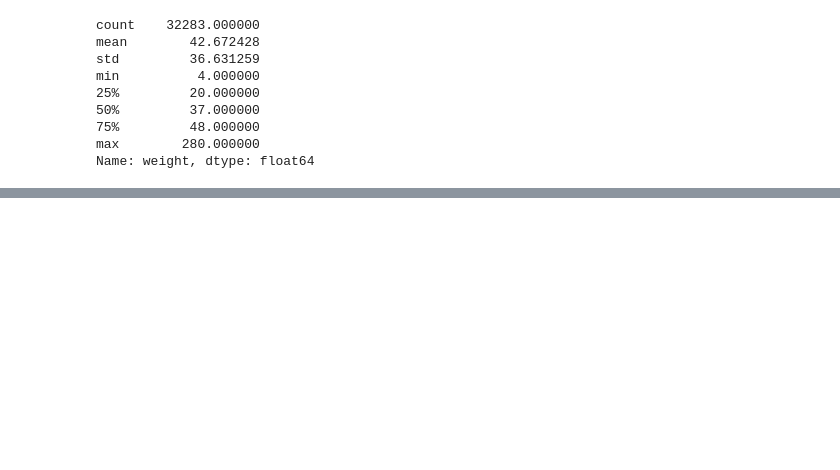
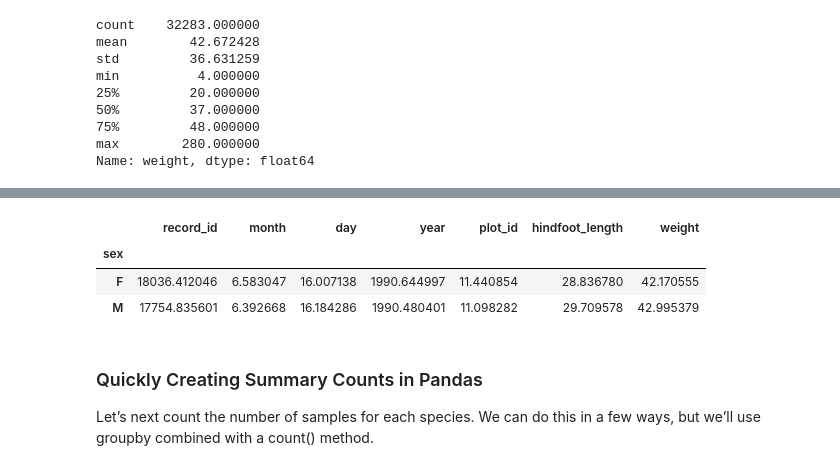
Before and after one commit to sagihaider/BootCamp-Python, a Jupyter notebook: Day_3.ipynb, the cells around one changed output, grey strips where cells are left out. Saved outputs shown, nothing was run; the diff lists cells and outputs as text; code cells hidden in the pictures; blank space fills up the shorter version.

```diff
--- a/Day_3.ipynb
+++ b/Day_3.ipynb
@@ -277,0 +408,11 @@ grouped_data.describe()
+# %%
+# Provide the mean for each numeric column by sex
+grouped_data.mean()
+# %% [output]
+|  | record_id | month | day | year | plot_id | hindfoot_length | weight |
+| sex |  |  |  |  |  |  |  |
+| F | 18036.412046 | 6.583047 | 16.007138 | 1990.644997 | 11.440854 | 28.836780 | 42.170555 |
+| M | 17754.835601 | 6.392668 | 16.184286 | 1990.480401 | 11.098282 | 29.709578 | 42.995379 |
+# %% [markdown]
+### Quickly Creating Summary Counts in Pandas
+Let’s next count the number of samples for each species. We can do this in a few ways, but we’ll use groupby combined with a count() method.
```
Also changed, not shown: parts of 28 cells of this notebook.
